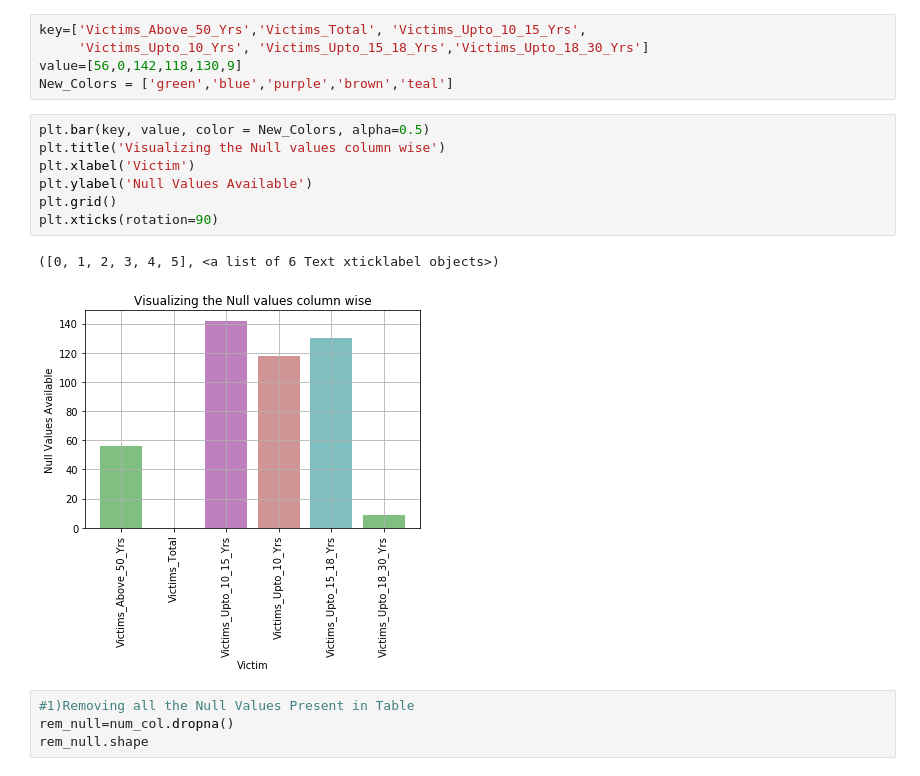
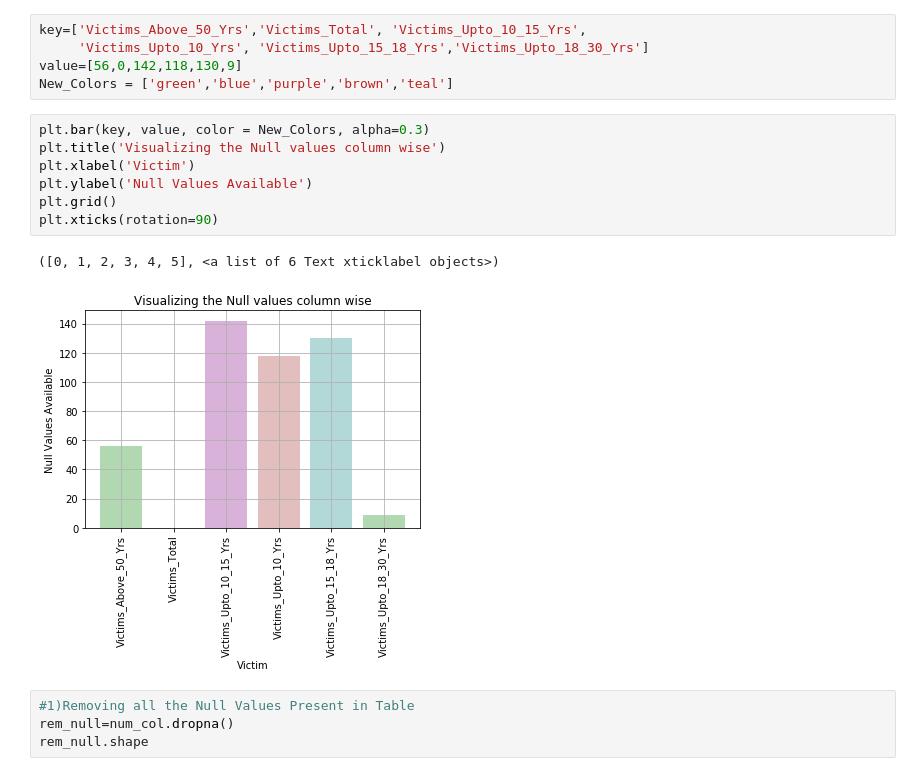
Before and after one commit to lalitjoesat/Missing-Data-, a Jupyter notebook: Missing Data Using Python.ipynb, the cells around one changed output. Drawn from its saved outputs; the diff is of its cells as text.

```diff
--- a/Missing Data Using Python.ipynb
+++ b/Missing Data Using Python.ipynb
@@ -68,15 +68,15 @@ key=['Victims_Above_50_Yrs','Victims_Total', 'Victims_Upto_10_15_Yrs',
 value=[56,0,142,118,130,9]
 New_Colors = ['green','blue','purple','brown','teal']
 # %%
-plt.bar(key, value, color = New_Colors, alpha=0.5)
+plt.bar(key, value, color = New_Colors, alpha=0.3)
 plt.title('Visualizing the Null values column wise')
 plt.xlabel('Victim')
 plt.ylabel('Null Values Available')
 plt.grid()
 plt.xticks(rotation=90)
 # %% [output]
 ([0, 1, 2, 3, 4, 5], <a list of 6 Text xticklabel objects>)
-[figure, old version]
+[figure, new version]
 # %%
 #1)Removing all the Null Values Present in Table
 rem_null=num_col.dropna()
```
Also changed, not shown: parts of 4 cells of this notebook.
